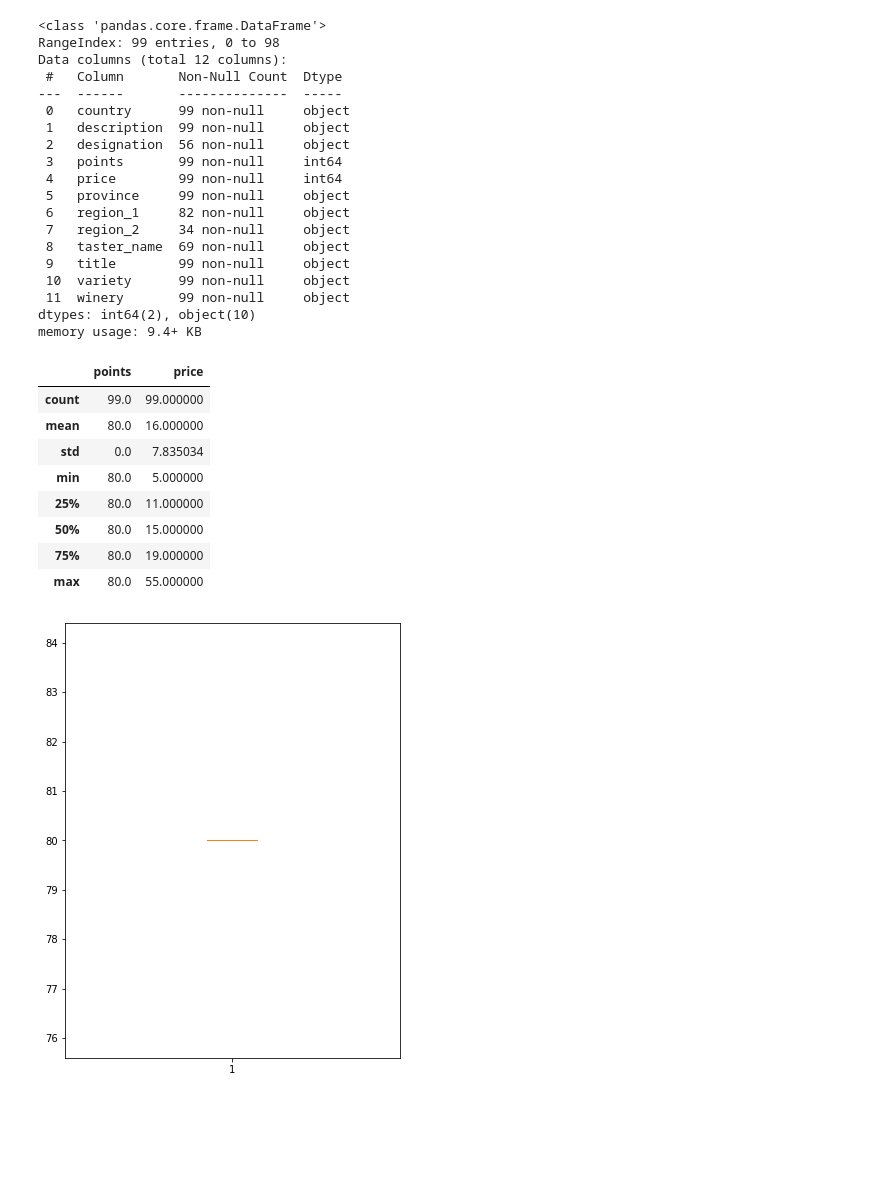
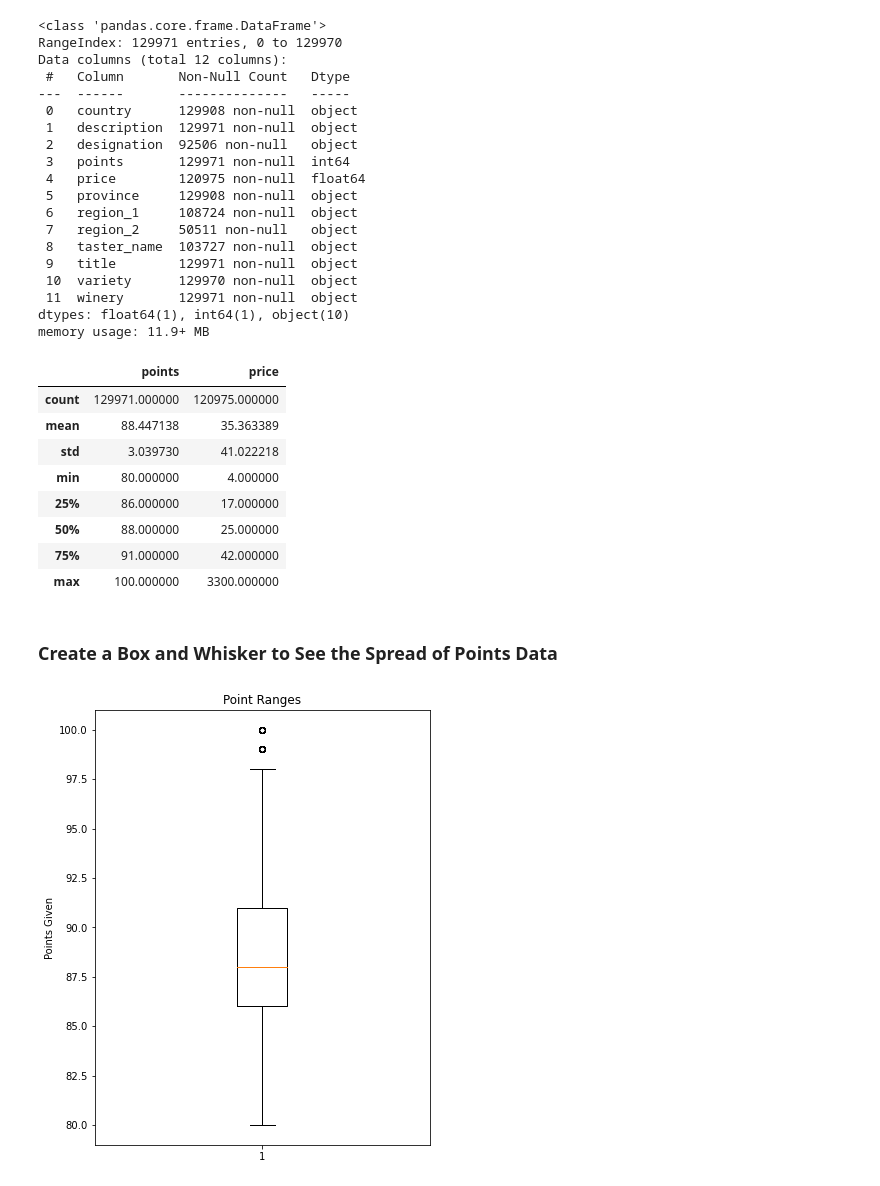
Before and after one commit to saraegregg/Les_Sommeliers, a Jupyter notebook: data_cleaning/data_week1.ipynb, the cells around one changed output. Saved outputs shown, nothing was run; the diff lists cells and outputs as text; code cells hidden in the pictures; blank space fills up the shorter version.

```diff
--- a/data_cleaning/data_week1.ipynb
+++ b/data_cleaning/data_week1.ipynb
@@ -17,6 +14,6 @@ wine_data_to_load = os.path.join("resources", "sample_data.csv")
 # %%
 #read in the data and store it in DF
-wine_df = pd.read_csv(wine_data_to_load)
+wine_df = pd.read_csv('https://raw.githubusercontent.com/saraegregg/Mod20_Group_Challenge/main/resources/wine_data.csv', encoding= 'unicode_escape')
 wine_df.head(10)
 # %% [output]
 |  | Unnamed: 0 | country | description | designation | points | price | province | region_1 | region_2 | ... |
@@ -50,47 +38,51 @@ wine_df.head()
 wine_df.info()
 # %% [output]
 <class 'pandas.core.frame.DataFrame'>
-RangeIndex: 99 entries, 0 to 98
+RangeIndex: 129971 entries, 0 to 129970
 Data columns (total 12 columns):
- #   Column       Non-Null Count  Dtype
----  ------       --------------  -----
- 0   country      99 non-null     object
- 1   description  99 non-null     object
- 2   designation  56 non-null     object
- 3   points       99 non-null     int64
- 4   price        99 non-null     int64
- 5   province     99 non-null     object
- 6   region_1     82 non-null     object
- 7   region_2     34 non-null     object
- 8   taster_name  69 non-null     object
- 9   title        99 non-null     object
- 10  variety      99 non-null     object
- 11  winery       99 non-null     object
-dtypes: int64(2), object(10)
-memory usage: 9.4+ KB
+ #   Column       Non-Null Count   Dtype
+---  ------       --------------   -----
+ 0   country      129908 non-null  object
+ 1   description  129971 non-null  object
+ 2   designation  92506 non-null   object
+ 3   points       129971 non-null  int64
+ 4   price        120975 non-null  float64
+ 5   province     129908 non-null  object
+ 6   region_1     108724 non-null  object
+ 7   region_2     50511 non-null   object
+ 8   taster_name  103727 non-null  object
+ 9   title        129971 non-null  object
+ 10  variety      129970 non-null  object
+ 11  winery       129971 non-null  object
+dtypes: float64(1), int64(1), object(10)
+memory usage: 11.9+ MB
 # %%
 #measures of central tendency for the numerical columns
 wine_df.describe()
 # %% [output]
 |  | points | price |
-| count | 99.0 | 99.000000 |
-| mean | 80.0 | 16.000000 |
-| std | 0.0 | 7.835034 |
-| min | 80.0 | 5.000000 |
-| 25% | 80.0 | 11.000000 |
-| 50% | 80.0 | 15.000000 |
-| 75% | 80.0 | 19.000000 |
-| max | 80.0 | 55.000000 |
+| count | 129971.000000 | 120975.000000 |
+| mean | 88.447138 | 35.363389 |
+| std | 3.039730 | 41.022218 |
+| min | 80.000000 | 4.000000 |
+| 25% | 86.000000 | 17.000000 |
+| 50% | 88.000000 | 25.000000 |
+| 75% | 91.000000 | 42.000000 |
+| max | 100.000000 | 3300.000000 |
+# %% [markdown]
+### Create a Box and Whisker to See the Spread of Points Data
 # %%
 # Creating box and whisker for wine points
 data_points = wine_df["points"]
 
 fig = plt.figure(figsize =(6, 8))
 
 # Creating plot
 plt.boxplot(data_points)
+plt.ylabel("Points Given")
+plt.title("Point Ranges")
 
 # show plot
 plt.show()
 # %% [output]
-[figure, old version]
+[figure, new version]
```
Also changed, not shown: parts of 17 cells of this notebook.
